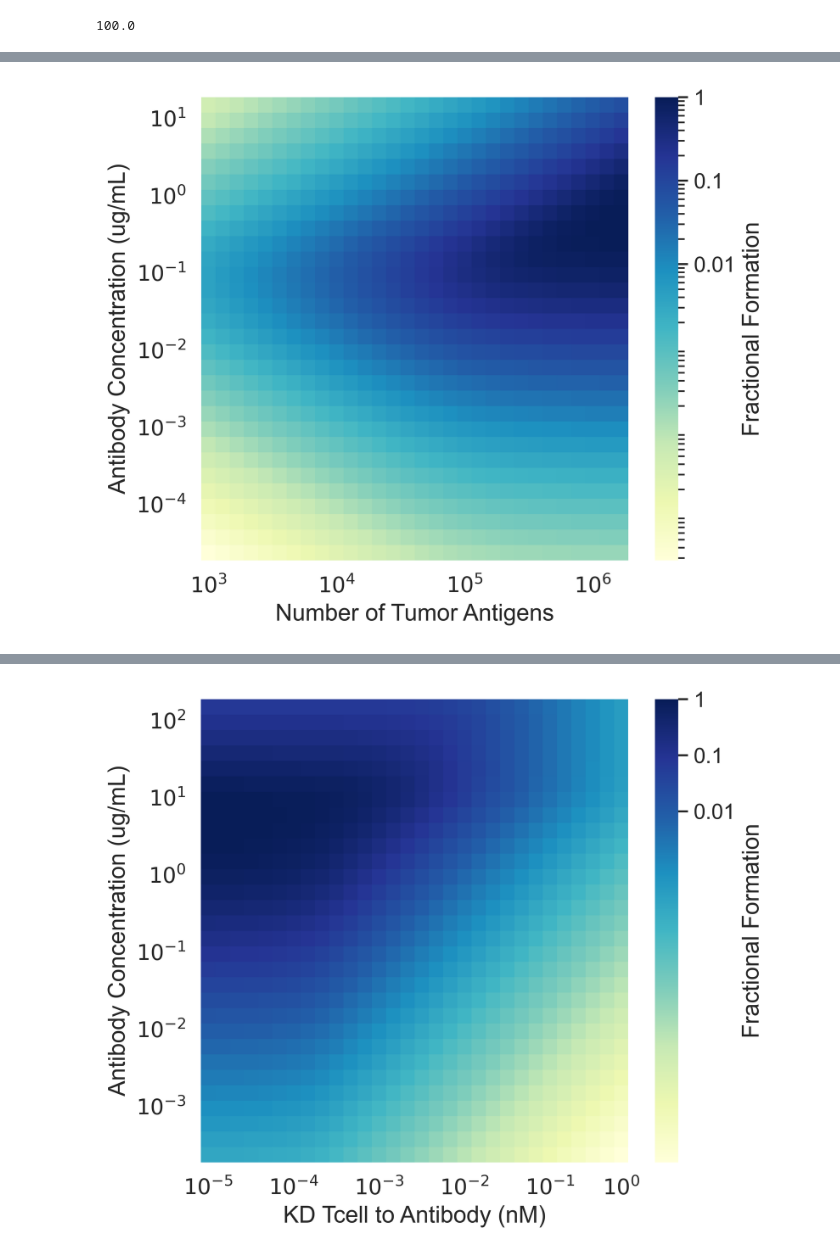
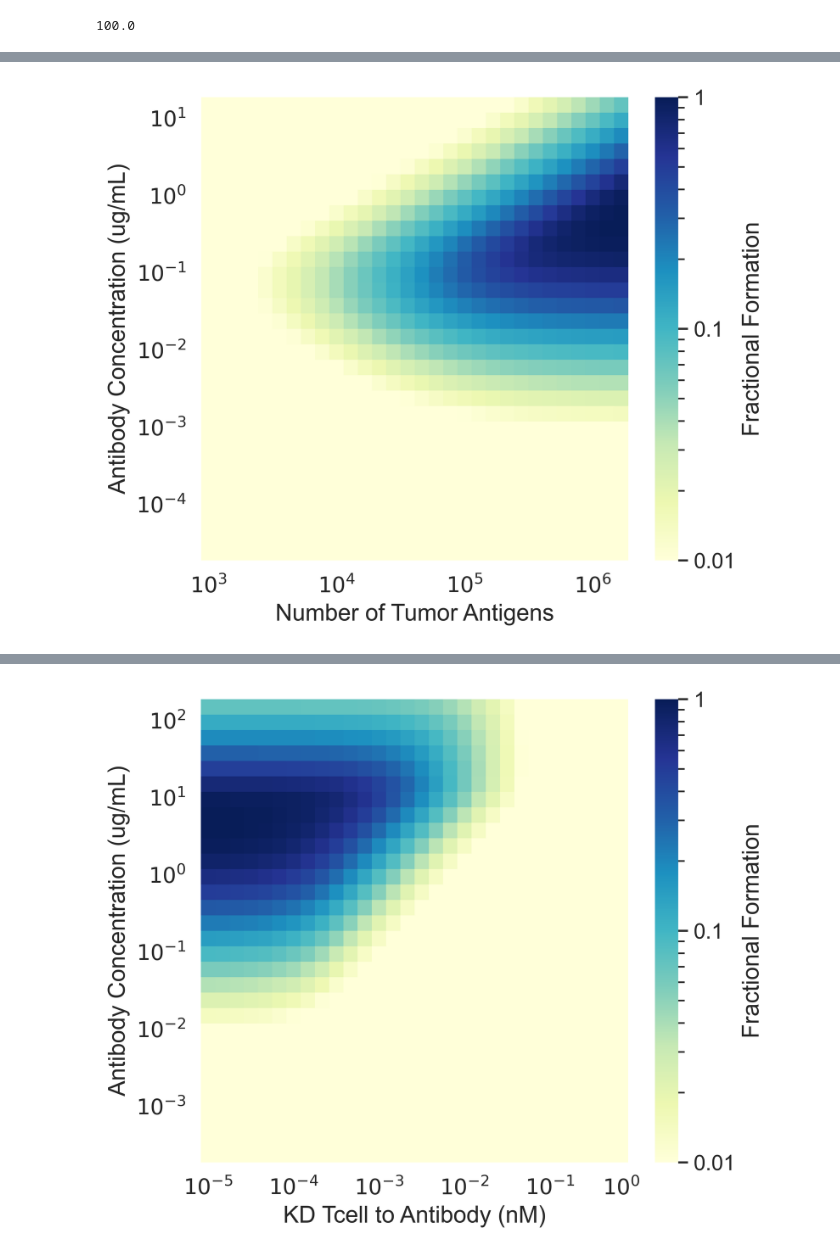
Before and after one commit to pitt-miskov-zivanov-lab/TernaryBody, a Jupyter notebook: TernaryBody.ipynb, the cells around one changed output, grey strips where cells are left out. Saved outputs shown, nothing was run; the diff lists cells and outputs as text; code cells hidden in the pictures.

Commit message:
Re-capitulation of paper figures.

```diff
--- a/TernaryBody.ipynb
+++ b/TernaryBody.ipynb
@@ -173,7 +173,7 @@ def write_me_up(namer,actual,sim,fit,fitted,error):
 # %%
 #User defined values to determine which simulation to run and compare against experimental values
 type_of_tcell = "CAR"            #Options = "SN" for synNotch, or "CAR" for SNAP-CAR                         OLD tceller
-type_of_antibody = "FMC63"      #Options = "FMC63", "Rituximab", "Cetuximab", or "Herceptin"                OLD antibody
+type_of_antibody = "Rituximab"      #Options = "FMC63", "Rituximab", "Cetuximab", or "Herceptin"                OLD antibody
 
 #Reading in the Experimental Data from the "Data" Folder
 experiment = type_of_tcell + "_" + type_of_antibody                                                      #   OLD current
@@ -655,10 +657,16 @@ Z1 = df3.values
 #                  fmt='.2g',norm=LogNorm(vmin=Z1.min(), vmax=Z1.max()),\
 #                  cbar_kws={"ticks": cbar_ticks},vmin = 0.01, vmax=1)
 
+# ax = sns.heatmap(df3, linewidth=0,cmap='YlGnBu',\
+#                  fmt='.2g',norm=LogNorm(vmin=Z1.min(), vmax=Z1.max()),\
+#                  cbar_kws={"ticks": cbar_ticks,'label': 'Fractional Formation'},\
+#                  vmin = 0.01, vmax=1, xticklabels=tx, yticklabels=ty)
+
 ax = sns.heatmap(df3, linewidth=0,cmap='YlGnBu',\
-                 fmt='.2g',norm=LogNorm(vmin=Z1.min(), vmax=Z1.max()),\
+                 fmt='.2g',norm=LogNorm(vmin=0.01, vmax=Z1.max()),\
                  cbar_kws={"ticks": cbar_ticks,'label': 'Fractional Formation'},\
                  vmin = 0.01, vmax=1, xticklabels=tx, yticklabels=ty)
+
 
 cbar = ax.collections[0].colorbar
 cbar.set_ticks([0.01, .1, 1])
@@ -674,12 +682,12 @@ ax.tick_params(axis = 'y', labelrotation = 0)
 # ax.set_xscale('log')
 sns.set(font_scale=1.2)
 ax.set(xlabel='Number of Tumor Antigens', ylabel='Antibody Concentration (ug/mL)')
-full_namer = experiment +'_PS_TA.png'
+full_namer = 'Figures/ParameterScan_TumorAntigen.png'
 plt.tight_layout()
 plt.savefig(full_namer)
 plt.show()
 # %% [output]
-[figure, old version]
+[figure, new version]
 # %%
 # Simulate the model over a range
 N = 30
@@ -795,33 +803,38 @@ fig = plt.figure(figsize=(6, 5), dpi=600)
 
 cbar_ticks = [math.pow(10, i) for i in range(-2,1)]
 
 Z1 = df3.values
 # ax = sns.heatmap(df3, linewidth=0,cmap='YlGnBu',\
 #                  fmt='.2g',norm=LogNorm(vmin=Z1.min(), vmax=Z1.max()),\
 #                  cbar_kws={"ticks": cbar_ticks},vmin = 0.01, vmax=1)
 
+# ax = sns.heatmap(df3, linewidth=0,cmap='YlGnBu',\
+#                  fmt='.2g',norm=LogNorm(vmin=Z1.min(), vmax=Z1.max()),\
+#                  cbar_kws={"ticks": cbar_ticks,'label': 'Fractional Formation'},\
+#                  vmin = 0.01, vmax=1, xticklabels=tx, yticklabels=ty)
+
 ax = sns.heatmap(df3, linewidth=0,cmap='YlGnBu',\
-                 fmt='.2g',norm=LogNorm(vmin=Z1.min(), vmax=Z1.max()),\
+                 fmt='.2g',norm=LogNorm(vmin=0.01, vmax=Z1.max()),\
                  cbar_kws={"ticks": cbar_ticks,'label': 'Fractional Formation'},\
                  vmin = 0.01, vmax=1, xticklabels=tx, yticklabels=ty)
 
 cbar = ax.collections[0].colorbar
 cbar.set_ticks([0.01, .1, 1])
 cbar.set_ticklabels(['0.01', '0.1','1'])
 # ax = sns.heatmap(df3, linewidth=0,cmap='YlGnBu',\
 #                  fmt='.2g',norm=LogNorm(vmin=Z1.min(), vmax=Z1.max()),\
 #                  cbar_kws={"ticks": cbar_ticks},vmin = 0.01, vmax=1)
 ax.tick_params(left=False, bottom=False)
 ax.tick_params(axis = 'x', labelrotation = 0)
 ax.tick_params(axis = 'y', labelrotation = 0)
 
 # ax.set_yscale('log')
 # ax.set_xscale('log')
 sns.set(font_scale=1.2)
 ax.set(xlabel='KD Tcell to Antibody (nM)', ylabel='Antibody Concentration (ug/mL)')
-full_namer = str(experiment) +'_PS_BGrev.png'
+full_namer = 'Figures/ParameterScan_kD.png'
 plt.tight_layout()
 plt.savefig(full_namer)
 plt.show()
 # %% [output]
-[figure, old version]
+[figure, new version]
```
Also changed, not shown: parts of 9 cells of this notebook, 27 other files.
